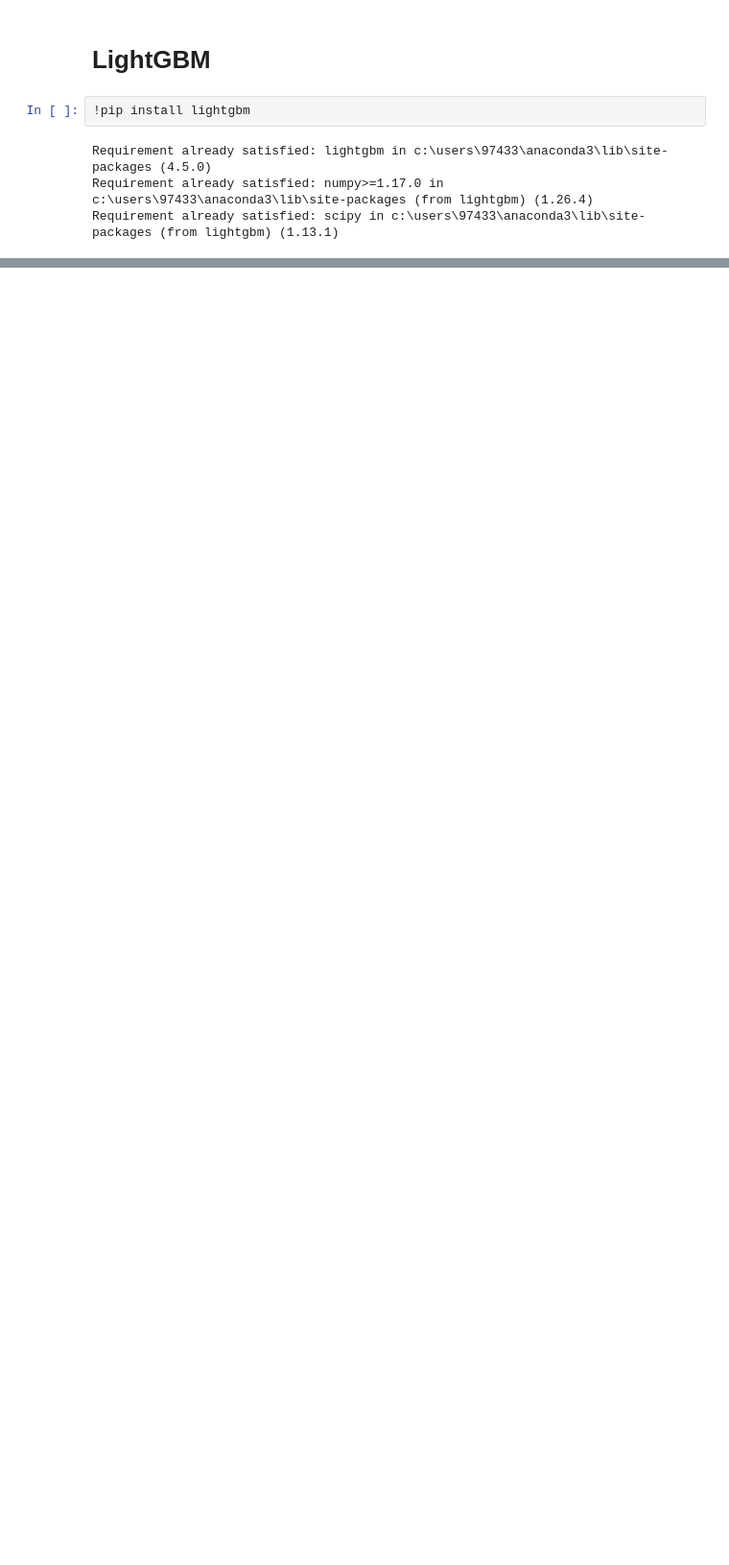
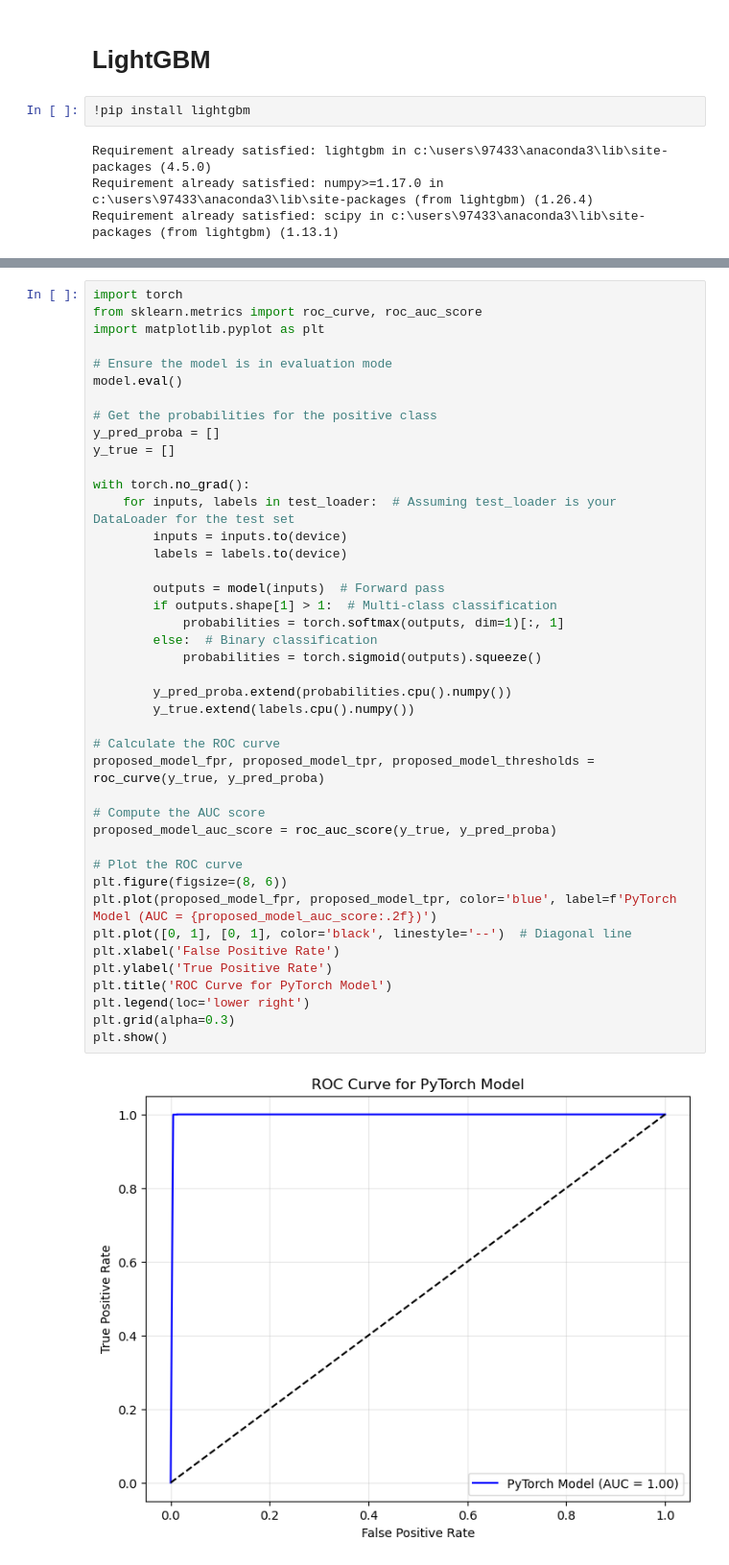
Before and after one commit to Radhika-Amar-Desai/Ethereum_Fraud_Transaction_Detection, a Jupyter notebook: DataAnalysis/StandardMLModels.ipynb, the cells around one changed output, grey strips where cells are left out. Shown: that part at 96% size. Cells and saved outputs as stored; diff of their text form; blank space fills up the shorter version.

```diff
--- a/DataAnalysis/StandardMLModels.ipynb
+++ b/DataAnalysis/StandardMLModels.ipynb
@@ -584,0 +806,44 @@ F1 Score: 0.9850
+# %%
+import torch
+from sklearn.metrics import roc_curve, roc_auc_score
+import matplotlib.pyplot as plt
+
+# Ensure the model is in evaluation mode
+model.eval()
+
+# Get the probabilities for the positive class
+y_pred_proba = []
+y_true = []
+
+with torch.no_grad():
+    for inputs, labels in test_loader:  # Assuming test_loader is your DataLoader for the test set
+        inputs = inputs.to(device)
+        labels = labels.to(device)
+
+        outputs = model(inputs)  # Forward pass
+        if outputs.shape[1] > 1:  # Multi-class classification
+            probabilities = torch.softmax(outputs, dim=1)[:, 1]
+        else:  # Binary classification
+            probabilities = torch.sigmoid(outputs).squeeze()
+
+        y_pred_proba.extend(probabilities.cpu().numpy())
+        y_true.extend(labels.cpu().numpy())
+
+# Calculate the ROC curve
+proposed_model_fpr, proposed_model_tpr, proposed_model_thresholds = roc_curve(y_true, y_pred_proba)
+
+# Compute the AUC score
+proposed_model_auc_score = roc_auc_score(y_true, y_pred_proba)
+
+# Plot the ROC curve
+plt.figure(figsize=(8, 6))
+plt.plot(proposed_model_fpr, proposed_model_tpr, color='blue', label=f'PyTorch Model (AUC = {proposed_model_auc_score:.2f})')
+plt.plot([0, 1], [0, 1], color='black', linestyle='--')  # Diagonal line
+plt.xlabel('False Positive Rate')
+plt.ylabel('True Positive Rate')
+plt.title('ROC Curve for PyTorch Model')
+plt.legend(loc='lower right')
+plt.grid(alpha=0.3)
+plt.show()
+# %% [output]
+[figure, added]
```
Also changed, not shown: parts of 20 cells of this notebook, 4 other files.
